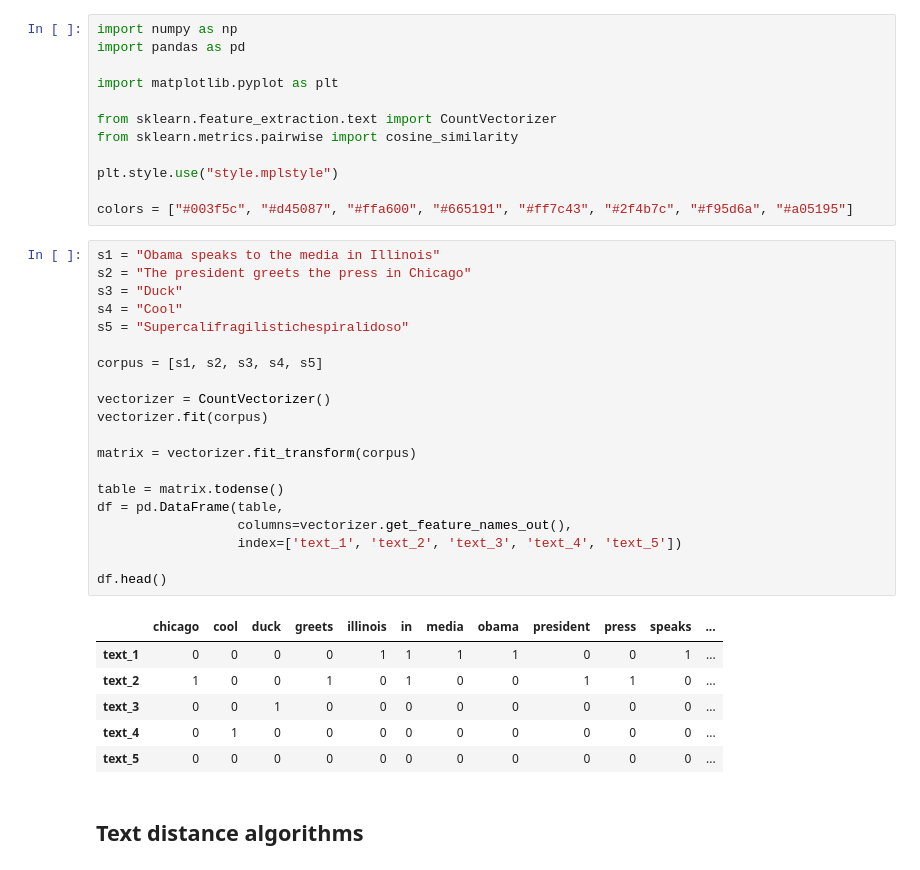
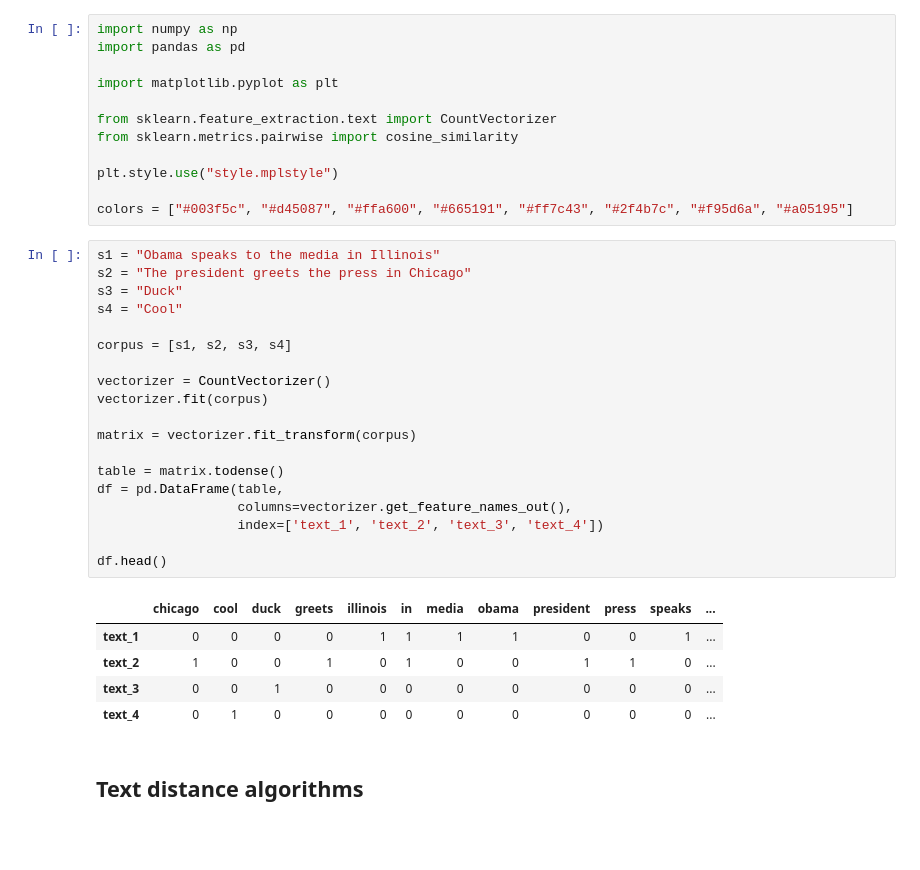
Before and after one commit to micheledinelli/text-distances, a Jupyter notebook: text-distance-analysis.ipynb, the cells around one changed output. Saved outputs shown, nothing was run; the diff lists cells and outputs as text; blank space fills up the shorter version.

```diff
--- a/text-distance-analysis.ipynb
+++ b/text-distance-analysis.ipynb
@@ -17,30 +17,28 @@ colors = ["#003f5c", "#d45087", "#ffa600", "#665191", "#ff7c43", "#2f4b7c", "#f9
 # %%
 s1 = "Obama speaks to the media in Illinois"
 s2 = "The president greets the press in Chicago"
 s3 = "Duck"
 s4 = "Cool"
-s5 = "Supercalifragilistichespiralidoso"
 
-corpus = [s1, s2, s3, s4, s5]
+corpus = [s1, s2, s3, s4]
 
 vectorizer = CountVectorizer()
 vectorizer.fit(corpus)
 
 matrix = vectorizer.fit_transform(corpus)
 
 table = matrix.todense()
 df = pd.DataFrame(table,
                   columns=vectorizer.get_feature_names_out(),
-                  index=['text_1', 'text_2', 'text_3', 'text_4', 'text_5'])
+                  index=['text_1', 'text_2', 'text_3', 'text_4'])
 
 df.head()
 # %% [output]
 |  | chicago | cool | duck | greets | illinois | in | media | obama | president | press | speaks | ... |
 | text_1 | 0 | 0 | 0 | 0 | 1 | 1 | 1 | 1 | 0 | 0 | 1 | ... |
 | text_2 | 1 | 0 | 0 | 1 | 0 | 1 | 0 | 0 | 1 | 1 | 0 | ... |
 | text_3 | 0 | 0 | 1 | 0 | 0 | 0 | 0 | 0 | 0 | 0 | 0 | ... |
 | text_4 | 0 | 1 | 0 | 0 | 0 | 0 | 0 | 0 | 0 | 0 | 0 | ... |
-| text_5 | 0 | 0 | 0 | 0 | 0 | 0 | 0 | 0 | 0 | 0 | 0 | ... |
 # %% [markdown]
 ## Text distance algorithms
 # %%
```
Also changed, not shown: parts of 6 cells of this notebook.
